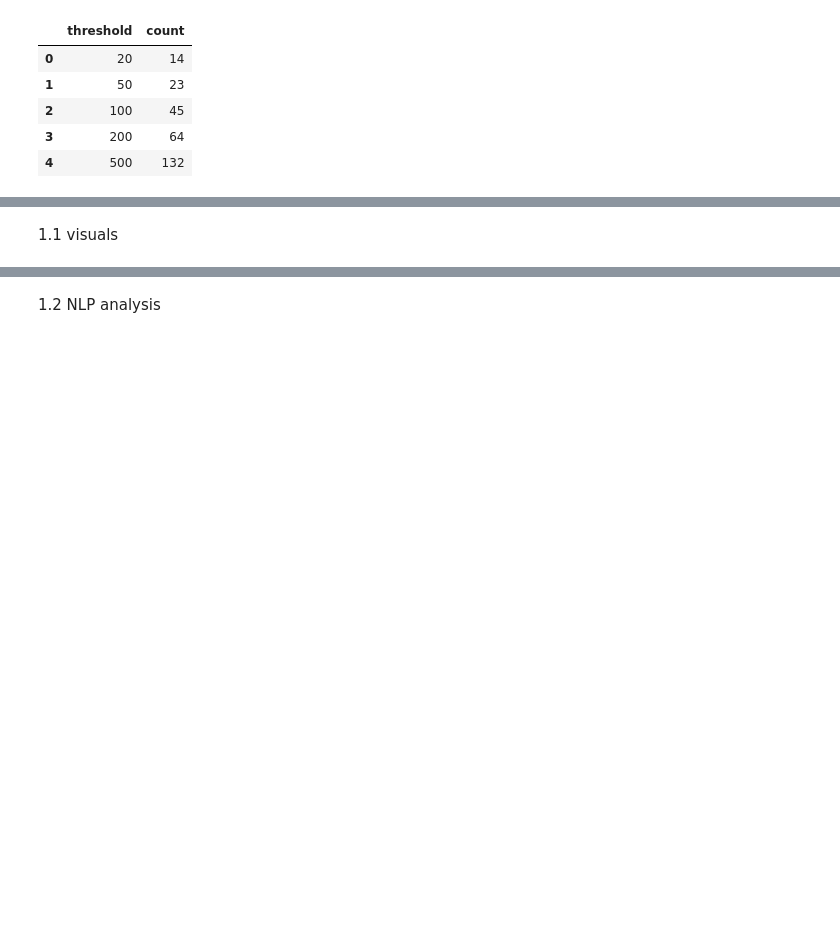
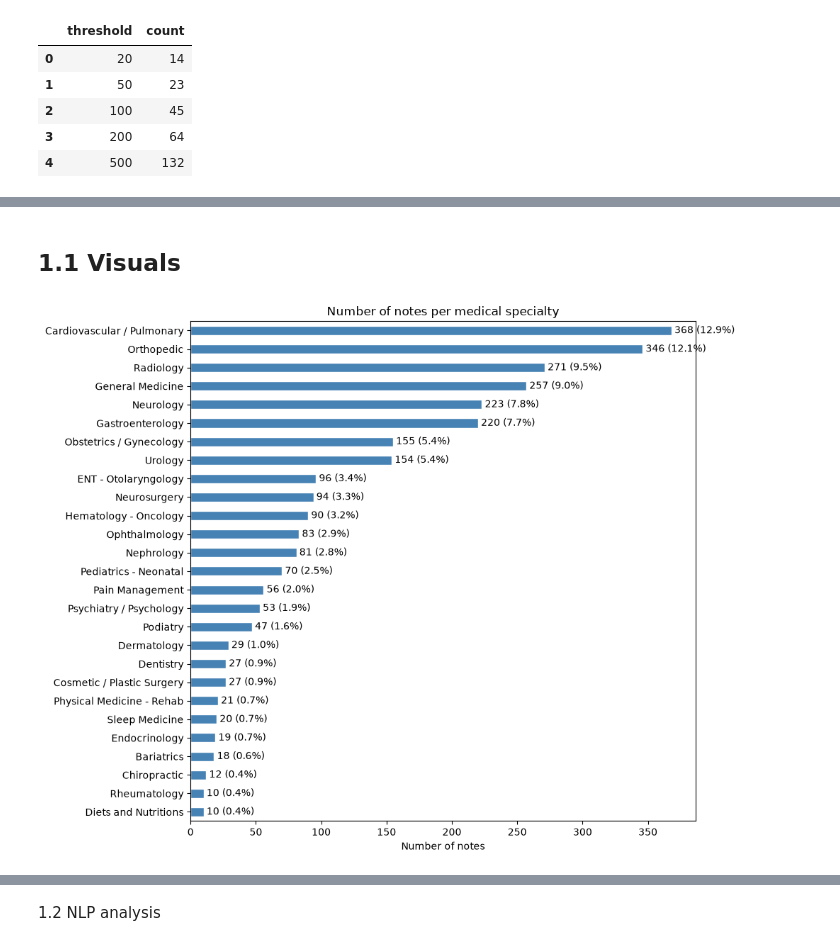
Before and after one commit to bahadirkoko/medical-transcription-classifier, a Jupyter notebook: notebooks/notebook1_phase1and2.ipynb, the cells around one changed output, grey strips where cells are left out. Saved outputs shown, nothing was run; the diff lists cells and outputs as text; code cells hidden in the pictures; blank space fills up the shorter version.

```diff
--- a/notebooks/notebook1_phase1and2.ipynb
+++ b/notebooks/notebook1_phase1and2.ipynb
@@ -158,13 +173,0 @@ phase1.1 removing nulls, droping exact duplicates, and short notes under 20char
-# %%
-print(df.shape[0])
-df = df.dropna(subset=['medical_specialty','transcription']) #to drop rows with missing values in the 'medical_specialty' column and transcription column
-print(df.shape[0])
-
-df['medical_specialty'] = df['medical_specialty'].str.strip() #to remove leading and trailing whitespace from the 'medical_specialty' column
-df['transcription'] = df['transcription'].str.strip() #to remove leading and trailing whitespace from the 'transcription' column
-
-df = df.drop_duplicates(subset=['transcription', 'medical_specialty']) #to drop duplicate rows based on the 'transcription' column, if they had exact same notes
-print(df.shape[0])
-
-df = df[df['transcription'].str.len() >= 20] #to filter the DataFrame to only include rows where the length of the 'transcription' column is at least 20 characters
-print(df.shape[0]) #to check the shape of the DataFrame after filtering out short transcriptions
@@ -183,11 +363,21 @@ df.head(3)
 # %% [markdown]
-1.1 visuals
+## 1.1  Visuals
 # %%
-plt.figure(figsize=(10, 8))
-df['medical_specialty'].value_counts().plot(kind='barh')
+fig, ax = plt.subplots(figsize=(10, 8))
+specialty_counts = df['medical_specialty'].value_counts().sort_values()
+bars = specialty_counts.plot(kind='barh', color='steelblue', edgecolor='white', ax=ax)
+
+# add count labels to the end of each bar
+total = len(df)
+labels = [f"{v} ({v/total*100:.1f}%)" for v in specialty_counts.values]
+ax.bar_label(ax.containers[0], labels=labels, padding=3)
+
 plt.title('Number of notes per medical specialty')
 plt.xlabel('Number of notes')
-plt.ylabel('Specialty')
+plt.ylabel('')
 plt.tight_layout()
+plt.savefig('../outputs/figures/specialty_counts.png', dpi=150, bbox_inches='tight')
 plt.show()
+# %% [output]
+[figure, added]
 # %%
```
Also changed, not shown: parts of 25 cells of this notebook, 4 other files.
